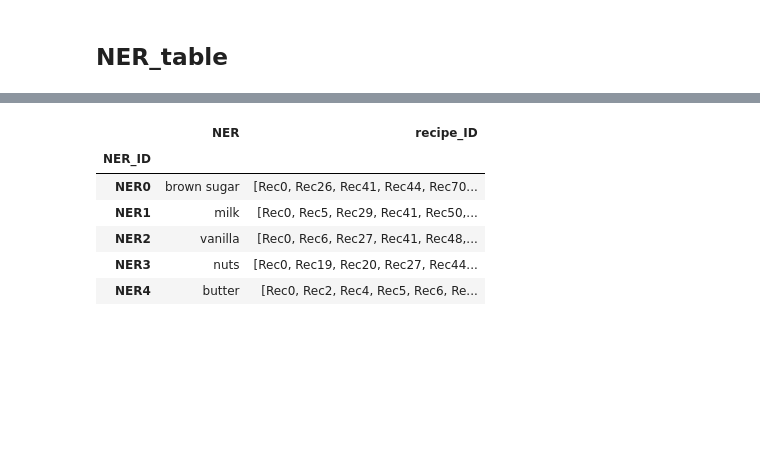
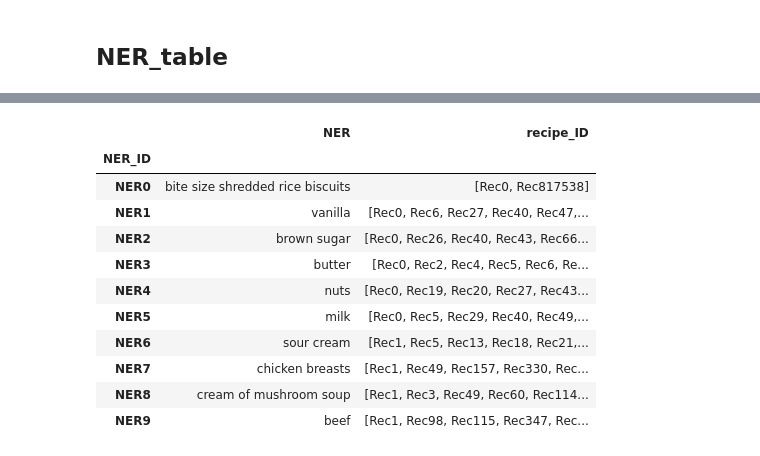
Before and after one commit to BehzadBarati/Ingredient-Maps, a Jupyter notebook: Food_Recipes_RecipeNLG.ipynb, the cells around one changed output, grey strips where cells are left out. Cells and saved outputs as stored; diff of their text form; code cells hidden in the pictures; blank space fills up the shorter version.

```diff
--- a/Food_Recipes_RecipeNLG.ipynb
+++ b/Food_Recipes_RecipeNLG.ipynb
@@ -199,0 +200,4 @@ recipe_table.tail()
+# %%
+# romve recipes where they have less than two NERs.
+
+recipe_table = recipe_table[recipe_table['NER'].str.len() > 1]
@@ -199,0 +206,21 @@ recipe_table.tail()
+# %%
+# split recipe_table['steps'] to make a list out of each record.
+# since in some steps there are comma, we can not split steps based on it.
+# so we split based on " and then remove items which are meaningless (less than 4 charachters)
+
+recipe_table['steps'] = recipe_table['steps'].str.split('"')
+recipe_table['steps'] = recipe_table['steps'].apply(lambda row: [item for item in row if len(item) > 3] )
+# %%
+# some steps consists multiple sentences which are ended with dot. so we split steps again based on dot.
+# by runing split('.), we will get some two dimensional lists and also some blank spaces as items
+# so we make steps lists flat and remove items with less 2 characters.
+# remove spaces before/after items of list
+
+recipe_table['steps'] = [[val.split('.') for val in sublist] for sublist in recipe_table['steps'].values]
+recipe_table['steps'] = recipe_table['steps'].apply(lambda row: list(flatten(row)))
+recipe_table['steps'] = recipe_table['steps'].apply(lambda row: [item for item in row if len(item) > 2])
+recipe_table['steps'] = [[val.strip() for val in sublist] for sublist in recipe_table['steps'].values]
+# %%
+# romve recipes where they have less than two steps.
+
+recipe_table = recipe_table[recipe_table['steps'].str.len() > 1]
@@ -241,10 +365,15 @@ len(NER_table)
 # %%
-NER_table.head(5)
+NER_table.head(10)
 # %% [output]
 |  | NER | recipe_ID |
 | NER_ID |  |  |
-| NER0 | brown sugar | [Rec0, Rec26, Rec41, Rec44, Rec70... |
-| NER1 | milk | [Rec0, Rec5, Rec29, Rec41, Rec50,... |
-| NER2 | vanilla | [Rec0, Rec6, Rec27, Rec41, Rec48,... |
-| NER3 | nuts | [Rec0, Rec19, Rec20, Rec27, Rec44... |
-| NER4 | butter | [Rec0, Rec2, Rec4, Rec5, Rec6, Re... |
+| NER0 | bite size shredded rice biscuits | [Rec0, Rec817538] |
+| NER1 | vanilla | [Rec0, Rec6, Rec27, Rec40, Rec47,... |
+| NER2 | brown sugar | [Rec0, Rec26, Rec40, Rec43, Rec66... |
+| NER3 | butter | [Rec0, Rec2, Rec4, Rec5, Rec6, Re... |
+| NER4 | nuts | [Rec0, Rec19, Rec20, Rec27, Rec43... |
+| NER5 | milk | [Rec0, Rec5, Rec29, Rec40, Rec49,... |
+| NER6 | sour cream | [Rec1, Rec5, Rec13, Rec18, Rec21,... |
+| NER7 | chicken breasts | [Rec1, Rec49, Rec157, Rec330, Rec... |
+| NER8 | cream of mushroom soup | [Rec1, Rec3, Rec49, Rec60, Rec114... |
+| NER9 | beef | [Rec1, Rec98, Rec115, Rec347, Rec... |
```
Also changed, not shown: parts of 41 cells of this notebook.
